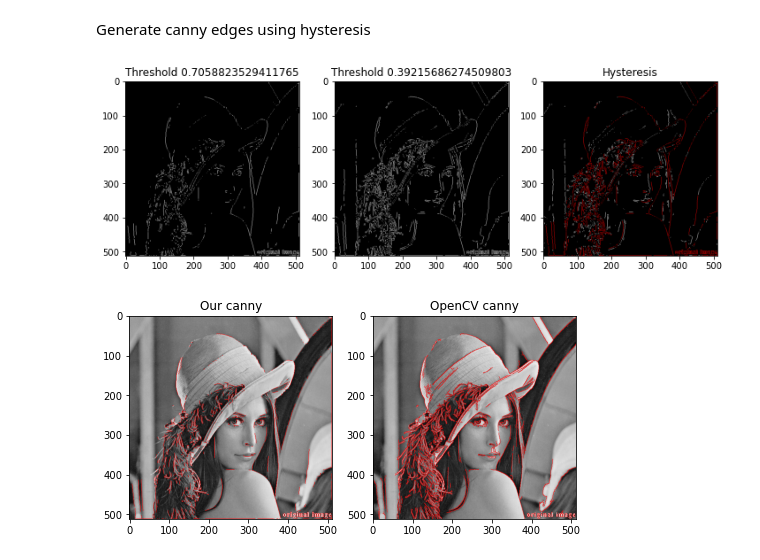
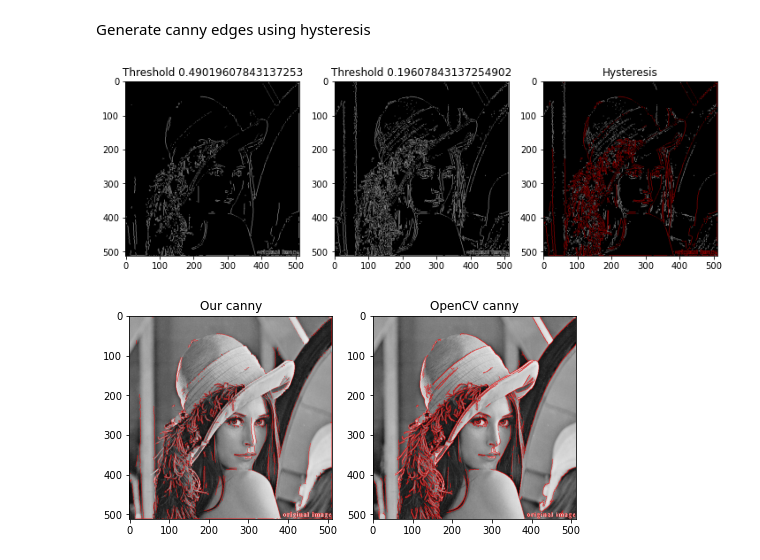
Before and after one commit to Tyler-Barham/canny-edge-detection, a Jupyter notebook: canny-gpu.ipynb, the cells around one changed output. Saved outputs shown, nothing was run; the diff lists cells and outputs as text; code cells hidden in the pictures.

```diff
--- a/canny-gpu.ipynb
+++ b/canny-gpu.ipynb
@@ -291,14 +291,11 @@ def ccl_scan(cuda_label_img: cuda.np.ndarray, cuda_img_shape: cuda.np.ndarray, c
         return
 
     for r in range(-1,2):
-        if (imgH < img_row + r < 0):
-            continue
         for c in range(-1,2):
-            if (imgW < img_col + c < 0):
-                continue
-
+            if (imgH < img_row + r < 0) or (imgW < img_col + c < 0):
+                continue # Out-of-bounds
             neighbor_label = cuda_label_img[(img_row+r) * imgW + (img_col+c)]
-            if (neighbor_label != 0.0 and neighbor_label < min_label):
+            if (neighbor_label != 0.0) and (neighbor_label < min_label):
                 min_label = neighbor_label
                 change_flag[0] = True
 
@@ -374,30 +371,30 @@ def hysteresis(cuda_img_upper: cuda.np.ndarray, cuda_ccl_lower: cuda.np.ndarray,
 # %% [markdown]
 Generate canny edges using hysteresis
 # %%
-upper_thresh = float(150/255)
-lower_thresh = float(80/255)
+upper_thresh = float(125/255)
+lower_thresh = float(50/255)
 threshold[gridDim, blockDim](cuda_img_thinned, cuda_img_shape, upper_thresh, cuda_img_thresh_upper)
 threshold[gridDim, blockDim](cuda_img_thinned, cuda_img_shape, lower_thresh, cuda_img_thresh_lower)
 ccl(cuda_img_thresh_lower, cuda_img_ccl)
 hysteresis(cuda_img_thresh_upper, cuda_img_ccl, cuda_img_ccl_hys, cuda_img_hysteresis)
 
 # For display
 img_threshed = cuda_img_thresh_lower.copy_to_host().reshape(img_shape)
 img_hysteresis = cuda_img_hysteresis.copy_to_host().reshape(img_shape)
 
 img_hys_over_thresh = np.dstack((img_threshed, img_threshed, img_threshed))
 img_hys_over_thresh[img_hysteresis == img_hysteresis.max()] = (1.0, 0.0, 0.0)
 
 img_hys_over_orig = np.dstack((bw_img, bw_img, bw_img))
 img_hys_over_orig[img_hysteresis == img_hysteresis.max()] = (1.0, 0.0, 0.0)
 
 # Use cv2.canny as a comparison
 img_cv2_canny = cv2.Canny(raw_bw_img, 100, 240, apertureSize=3)
 img_overlay2 = np.dstack((bw_img, bw_img, bw_img))
 img_overlay2[img_cv2_canny == img_cv2_canny.max()] = (1.0, 0.0, 0.0)
 
 show_subplot({f'Threshold {upper_thresh}': cuda_img_thresh_upper, f'Threshold {lower_thresh}': cuda_img_thresh_lower, 'Hysteresis': img_hys_over_thresh}, img_shape)
 show_subplot({'Our canny': img_hys_over_orig, 'OpenCV canny': img_overlay2}, img_shape)
 # %% [output]
-[figure, old version]
+[figure, new version]
-[figure, old version]
+[figure, new version]
```
Also changed, not shown: parts of 1 cell of this notebook.
